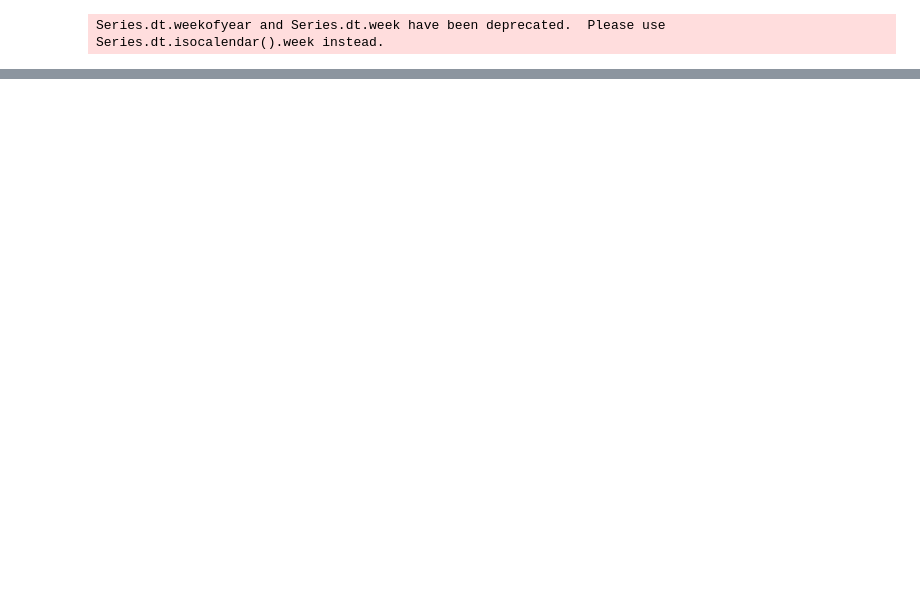
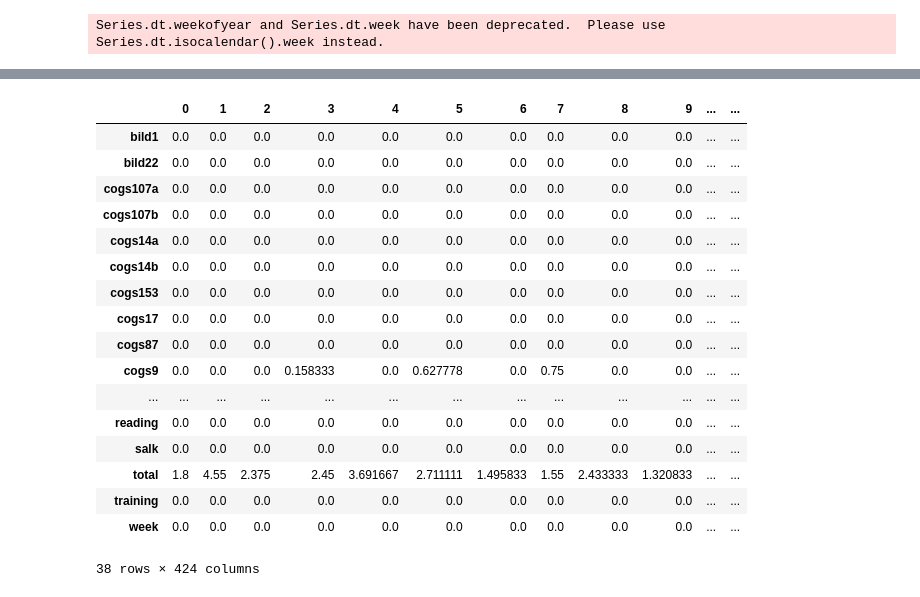
Before and after one commit to KevinBian107/Chatable-Study-Database, a Jupyter notebook: eda.ipynb, the cells around one changed output, grey strips where cells are left out. Cells and saved outputs as stored; diff of their text form; code cells hidden in the pictures; blank space fills up the shorter version.

```diff
--- a/eda.ipynb
+++ b/eda.ipynb
@@ -152,0 +165,23 @@ px.scatter(graph_fall_2023, x='date',y='total', title='2023 Spring study_time',t
+# %%
+hardness_class = pd.DataFrame(pd.Series(dict)).rename(columns={0:'hardness'})
+# %%
+clean_study.T.merge(hardness_class, left_index=True, right_index=True, how='outer')
+# %% [output]
+|  | 0 | 1 | 2 | 3 | 4 | 5 | 6 | 7 | 8 | 9 | ... | ... |
+| bild1 | 0.0 | 0.0 | 0.0 | 0.0 | 0.0 | 0.0 | 0.0 | 0.0 | 0.0 | 0.0 | ... | ... |
+| bild22 | 0.0 | 0.0 | 0.0 | 0.0 | 0.0 | 0.0 | 0.0 | 0.0 | 0.0 | 0.0 | ... | ... |
+| cogs107a | 0.0 | 0.0 | 0.0 | 0.0 | 0.0 | 0.0 | 0.0 | 0.0 | 0.0 | 0.0 | ... | ... |
+| cogs107b | 0.0 | 0.0 | 0.0 | 0.0 | 0.0 | 0.0 | 0.0 | 0.0 | 0.0 | 0.0 | ... | ... |
+| cogs14a | 0.0 | 0.0 | 0.0 | 0.0 | 0.0 | 0.0 | 0.0 | 0.0 | 0.0 | 0.0 | ... | ... |
+| cogs14b | 0.0 | 0.0 | 0.0 | 0.0 | 0.0 | 0.0 | 0.0 | 0.0 | 0.0 | 0.0 | ... | ... |
+| cogs153 | 0.0 | 0.0 | 0.0 | 0.0 | 0.0 | 0.0 | 0.0 | 0.0 | 0.0 | 0.0 | ... | ... |
+| cogs17 | 0.0 | 0.0 | 0.0 | 0.0 | 0.0 | 0.0 | 0.0 | 0.0 | 0.0 | 0.0 | ... | ... |
+| cogs87 | 0.0 | 0.0 | 0.0 | 0.0 | 0.0 | 0.0 | 0.0 | 0.0 | 0.0 | 0.0 | ... | ... |
+| cogs9 | 0.0 | 0.0 | 0.0 | 0.158333 | 0.0 | 0.627778 | 0.0 | 0.75 | 0.0 | 0.0 | ... | ... |
+| ... | ... | ... | ... | ... | ... | ... | ... | ... | ... | ... | ... | ... |
+| reading | 0.0 | 0.0 | 0.0 | 0.0 | 0.0 | 0.0 | 0.0 | 0.0 | 0.0 | 0.0 | ... | ... |
+| salk | 0.0 | 0.0 | 0.0 | 0.0 | 0.0 | 0.0 | 0.0 | 0.0 | 0.0 | 0.0 | ... | ... |
+| total | 1.8 | 4.55 | 2.375 | 2.45 | 3.691667 | 2.711111 | 1.495833 | 1.55 | 2.433333 | 1.320833 | ... | ... |
+| training | 0.0 | 0.0 | 0.0 | 0.0 | 0.0 | 0.0 | 0.0 | 0.0 | 0.0 | 0.0 | ... | ... |
+| week | 0.0 | 0.0 | 0.0 | 0.0 | 0.0 | 0.0 | 0.0 | 0.0 | 0.0 | 0.0 | ... | ... |
+38 rows × 424 columns
```
Also changed, not shown: parts of 8 cells of this notebook, 3 other files.
